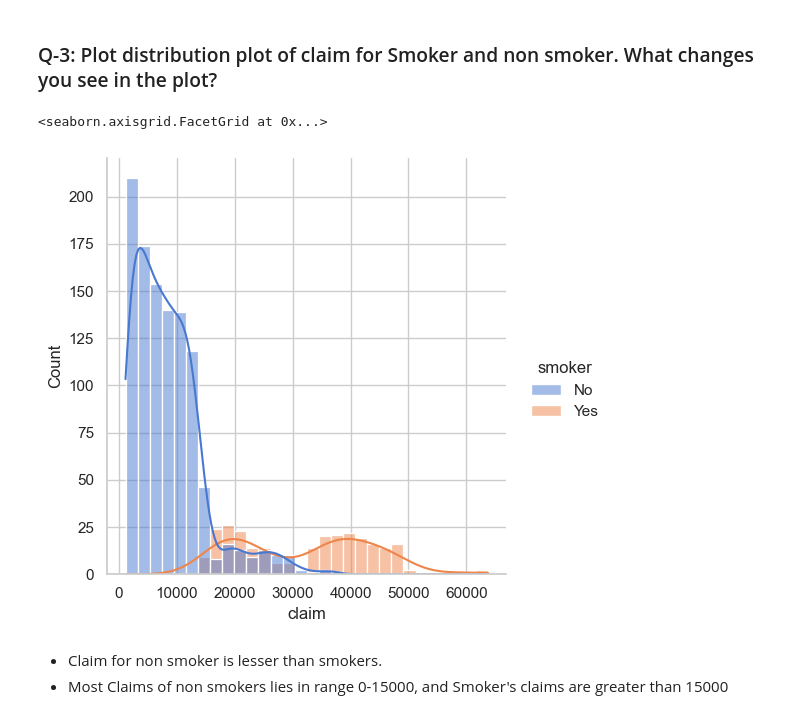
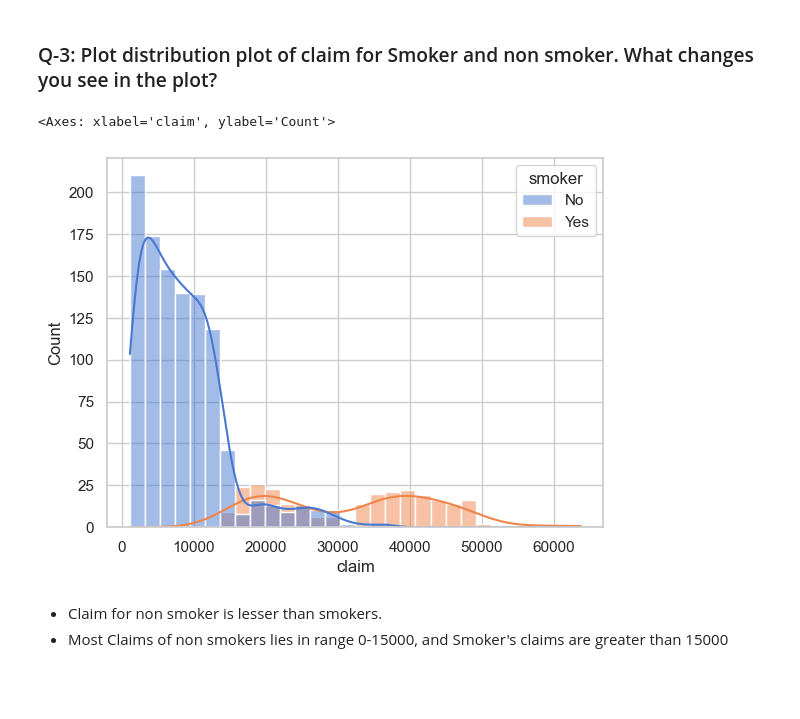
Before and after one commit to BhautikVekariya21/dsc, a Jupyter notebook: stats/task40.ipynb, the cells around one changed output. Drawn from its saved outputs; the diff is of its cells as text; code cells hidden in the pictures; blank space fills up the shorter version.

```diff
--- a/stats/task40.ipynb
+++ b/stats/task40.ipynb
@@ -71,10 +47,10 @@ print(fraction)
 # %% [markdown]
 ### Q-3: Plot distribution plot of claim for Smoker and non smoker. What changes you see in the plot?
 # %%
-sns.displot(data=insurance,x='claim',kde=True,hue='smoker',palette='muted')
+sns.histplot(data=insurance,x='claim',kde=True,hue='smoker',palette='muted')
 # %% [output]
-<seaborn.axisgrid.FacetGrid at 0x...>
+<Axes: xlabel='claim', ylabel='Count'>
-[figure, old version]
+[figure, new version]
 # %% [markdown]
 * Claim for non smoker is lesser than smokers.
 * Most Claims of non smokers lies in range 0-15000, and Smoker's claims are greater than 15000
```
Also changed, not shown: parts of 4 cells of this notebook, 9 other files.
